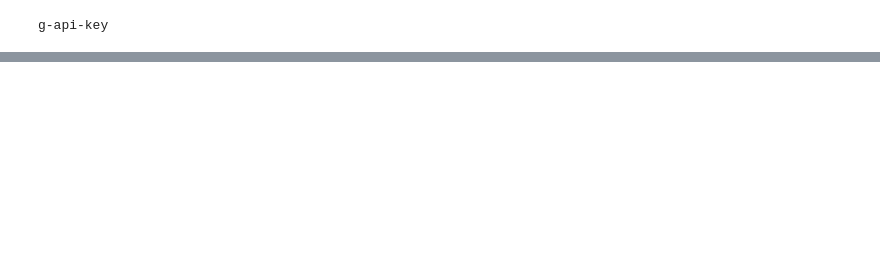
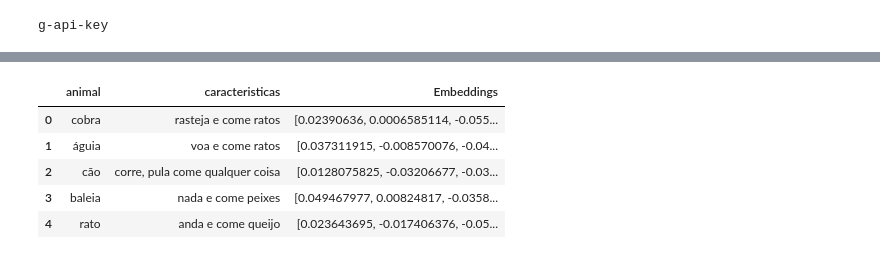
Before and after one commit to alexj2100/imersao_ia_alura, a Jupyter notebook: adivinhe_o_animal.ipynb, the cells around one changed output, grey strips where cells are left out. Cells and saved outputs as stored; diff of their text form; code cells hidden in the pictures; blank space fills up the shorter version.

```diff
--- a/adivinhe_o_animal.ipynb
+++ b/adivinhe_o_animal.ipynb
@@ -86,0 +43,27 @@ to_markdown(response.text)
+# %%
+#Listagem de documentos que serão buscados
+DOCUMENT1 = {
+    "animal": "cobra",
+    "caracteristicas": "rasteja e come ratos"}
+
+DOCUMENT2 = {
+    "animal": "águia",
+    "caracteristicas": "voa e come ratos"}
+
+DOCUMENT3 = {
+    "animal": "cão",
+    "caracteristicas": "corre, pula come qualquer coisa"}
+
+DOCUMENT4 = {
+    "animal": "baleia",
+    "caracteristicas": "nada e come peixes"}
+
+DOCUMENT5 = {
+    "animal": "rato",
+    "caracteristicas": "anda e come queijo"}
+
+documents = [DOCUMENT1, DOCUMENT2, DOCUMENT3, DOCUMENT4, DOCUMENT5]
+# %%
+df = pd.DataFrame(documents)
+df.columns = ["animal", "caracteristicas"]
+df
@@ -86,0 +77,18 @@ to_markdown(response.text)
+# %%
+model = "models/embedding-001"
+# %%
+def embed_fn(title, text):
+  return genai.embed_content(model=model,
+                                 content=text,
+                                 title=title,
+                                 task_type="RETRIEVAL_DOCUMENT")["embedding"]
+# %%
+df["Embeddings"] = df.apply(lambda row: embed_fn(row["animal"], row["caracteristicas"]), axis=1)
+df
+# %% [output]
+|  | animal | caracteristicas | Embeddings |
+| 0 | cobra | rasteja e come ratos | [0.02390636, 0.0006585114, -0.055... |
+| 1 | águia | voa e come ratos | [0.037311915, -0.008570076, -0.04... |
+| 2 | cão | corre, pula come qualquer coisa | [0.0128075825, -0.03206677, -0.03... |
+| 3 | baleia | nada e come peixes | [0.049467977, 0.00824817, -0.0358... |
+| 4 | rato | anda e come queijo | [0.023643695, -0.017406376, -0.05... |
```
Also changed, not shown: parts of 12 cells of this notebook.
